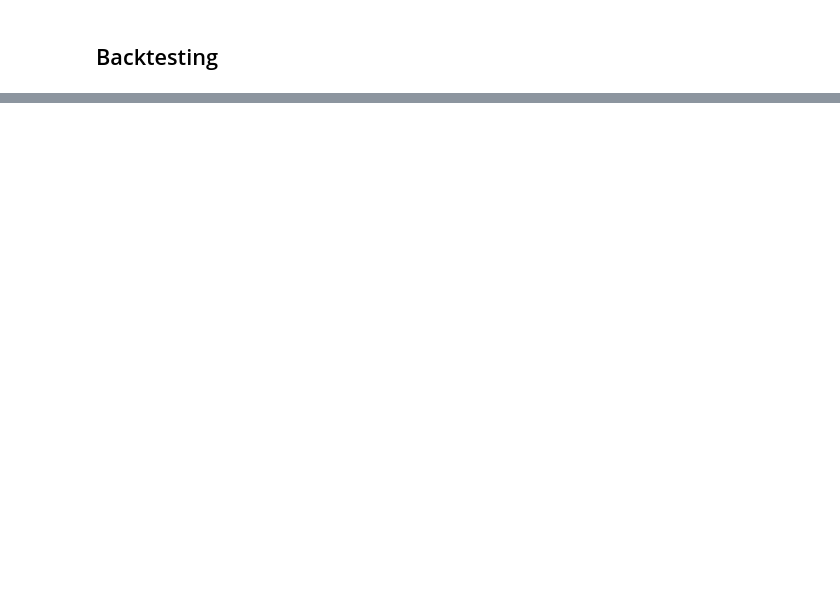
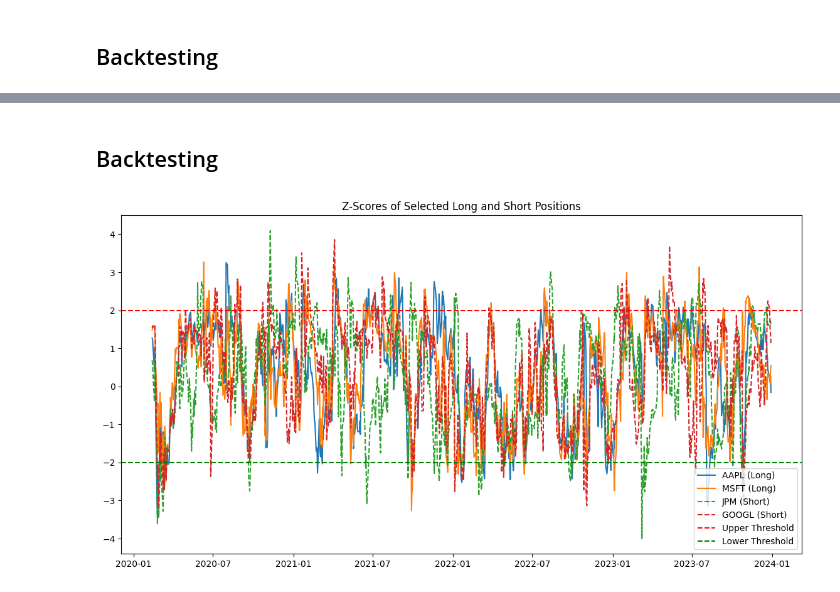
Before and after one commit to achntj/statistical-arbitrage, a Jupyter notebook: StatArb.ipynb, the cells around one changed output, grey strips where cells are left out. Saved outputs shown, nothing was run; the diff lists cells and outputs as text; code cells hidden in the pictures; blank space fills up the shorter version.

```diff
--- a/StatArb.ipynb
+++ b/StatArb.ipynb
@@ -75,0 +143,17 @@ plt.show()
+# %% [markdown]
+## Backtesting
+# %%
+plt.figure(figsize=(14, 7))
+for ticker in long_positions:
+    plt.plot(z_scores[ticker], label=f'{ticker} (Long)')
+
+for ticker in short_positions:
+    plt.plot(z_scores[ticker], label=f'{ticker} (Short)', linestyle='--')
+
+plt.axhline(threshold, color='red', linestyle='--', label='Upper Threshold')
+plt.axhline(-threshold, color='green', linestyle='--', label='Lower Threshold')
+plt.title('Z-Scores of Selected Long and Short Positions')
+plt.legend()
+plt.show()
+# %% [output]
+[figure, added]
```
Also changed, not shown: parts of 8 cells of this notebook.
